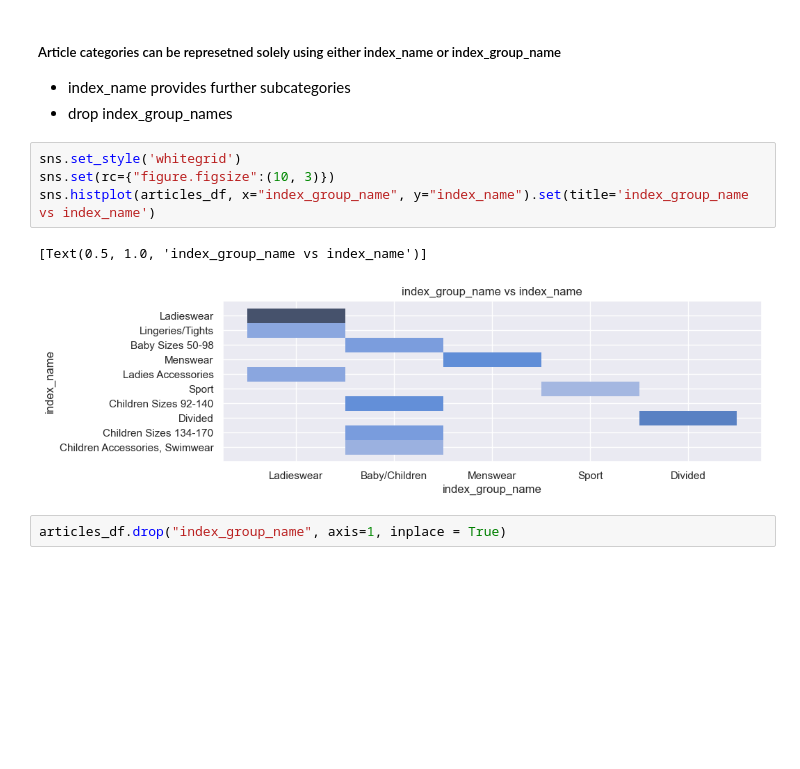
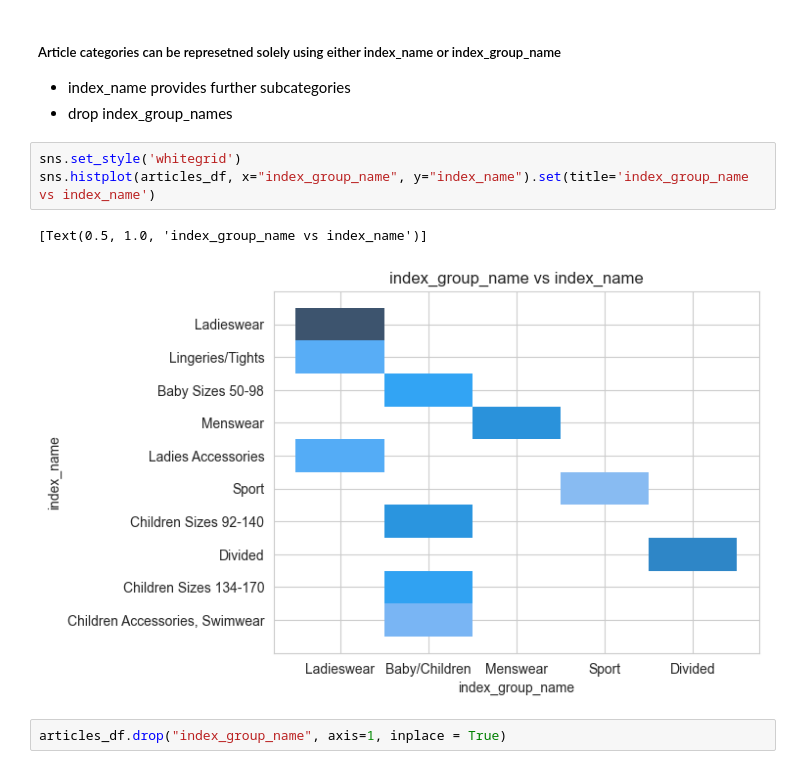
Before and after one commit to emmanuel-ashaye/cs-5304-final-project-fashion-forward, a Jupyter notebook: p1.ipynb, the cells around one changed output. Cells and saved outputs as stored; diff of their text form; blank space fills up the shorter version.

```diff
--- a/p1.ipynb
+++ b/p1.ipynb
@@ -135,10 +135,9 @@ articles_df.drop(columns = redundant_columns, axis=1, inplace = True)
 * drop index_group_names
 # %%
 sns.set_style('whitegrid')
-sns.set(rc={"figure.figsize":(10, 3)})
 sns.histplot(articles_df, x="index_group_name", y="index_name").set(title='index_group_name vs index_name')
 # %% [output]
 [Text(0.5, 1.0, 'index_group_name vs index_name')]
-[figure, old version]
+[figure, new version]
 # %%
 articles_df.drop("index_group_name", axis=1, inplace = True)
```
Also changed, not shown: parts of 8 cells of this notebook.
